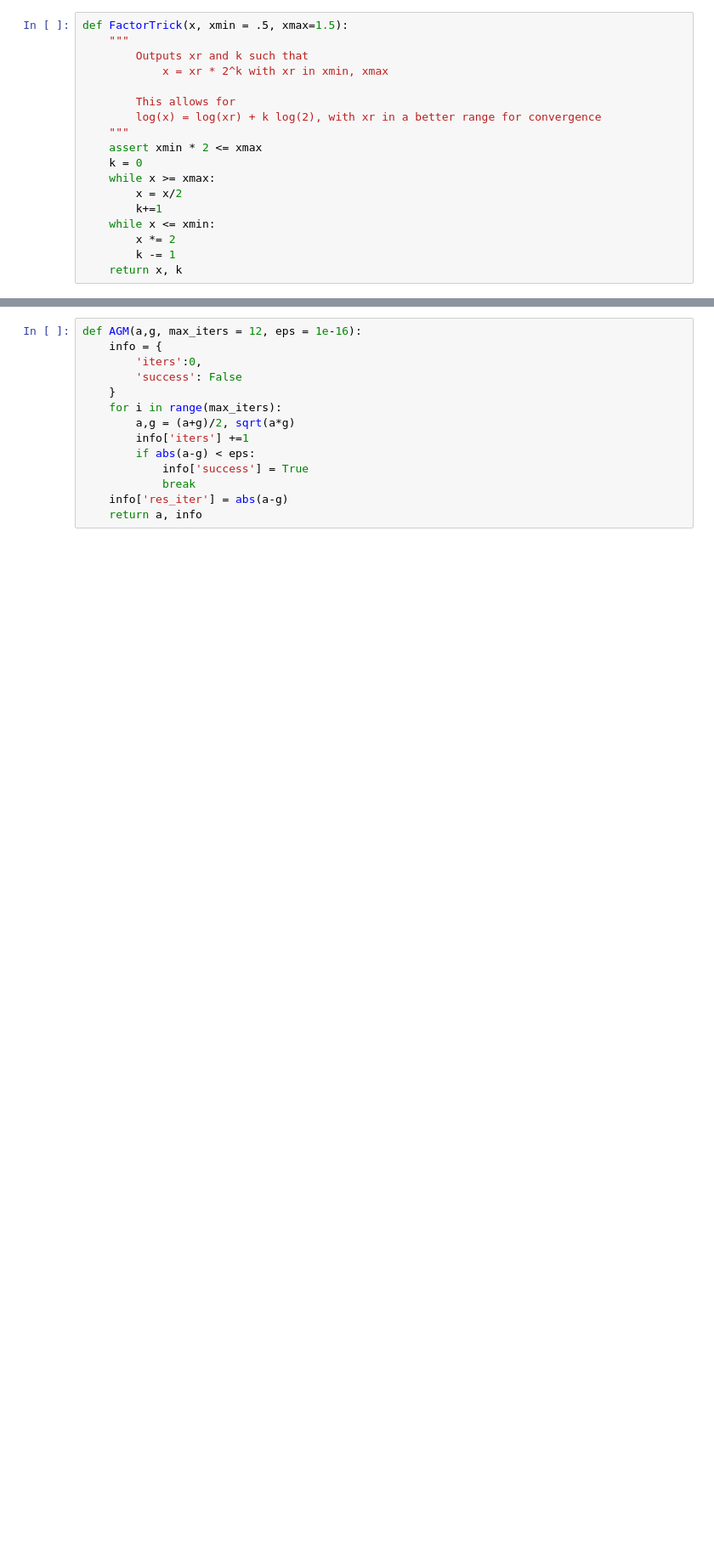
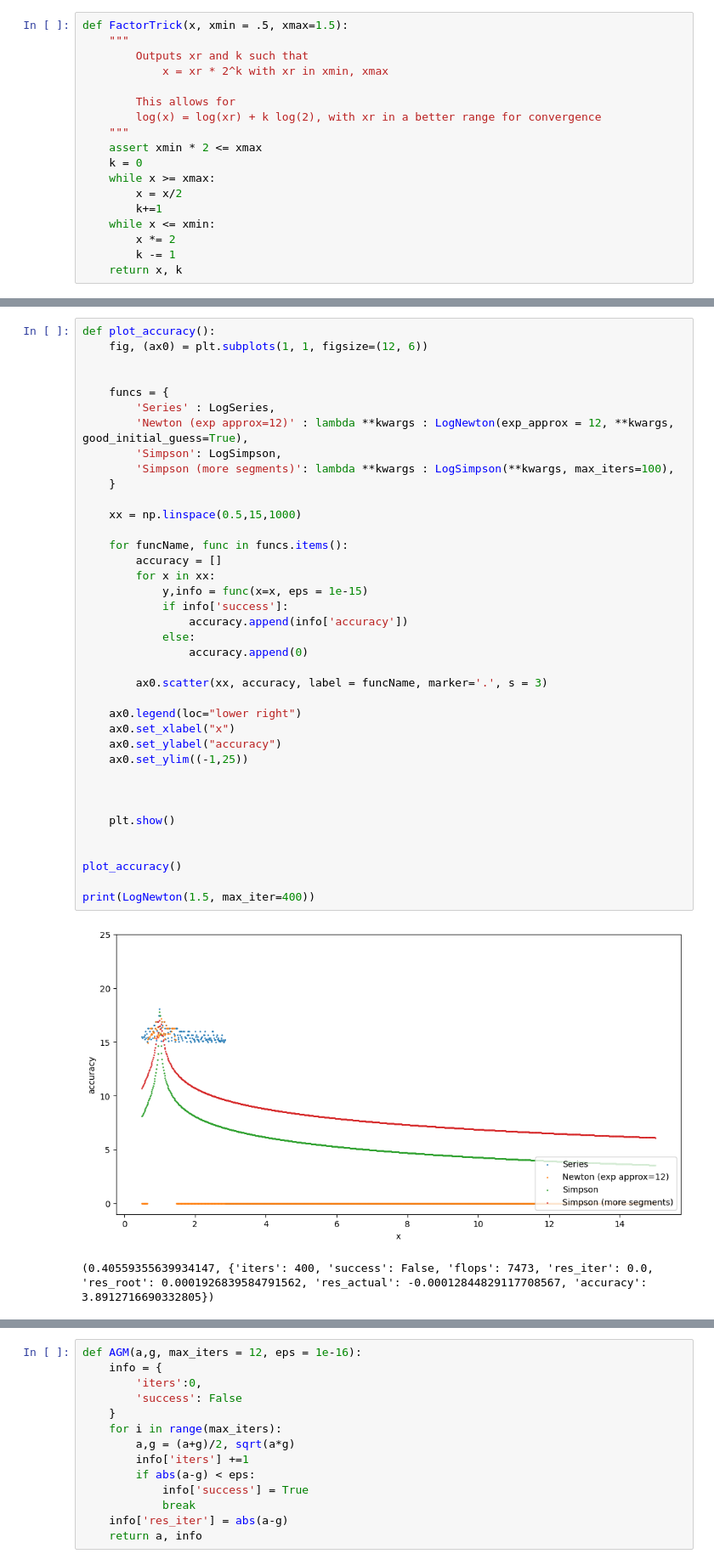
Before and after one commit to tom-nijhuis/numerical-investigation, a Jupyter notebook: logarithm.ipynb, the cells around one changed output, grey strips where cells are left out. Shown at 85% size. Saved outputs shown, nothing was run; the diff lists cells and outputs as text; blank space fills up the shorter version.

```diff
--- a/logarithm.ipynb
+++ b/logarithm.ipynb
@@ -190,5 +190,46 @@ def LogSimpson(x, max_iters=22, **kwargs):
 
     return y, info
+# %%
+def plot_accuracy():
+    fig, (ax0) = plt.subplots(1, 1, figsize=(12, 6))
+
+
+    funcs = {
+        'Series' : LogSeries,
+        'Newton (exp approx=12)' : lambda **kwargs : LogNewton(exp_approx = 12, **kwargs, good_initial_guess=True),
+        'Simpson': LogSimpson,
+        'Simpson (more segments)': lambda **kwargs : LogSimpson(**kwargs, max_iters=100),
+    }
+
+    xx = np.linspace(0.5,15,1000)
+
+    for funcName, func in funcs.items():
+        accuracy = []
+        for x in xx:
+            y,info = func(x=x, eps = 1e-15)
+            if info['success']:
+                accuracy.append(info['accuracy'])
+            else:
+                accuracy.append(0)
+
+        ax0.scatter(xx, accuracy, label = funcName, marker='.', s = 3)
+
+    ax0.legend(loc="lower right")
+    ax0.set_xlabel("x")
+    ax0.set_ylabel("accuracy")
+    ax0.set_ylim((-1,25))
+
+
+
+    plt.show()
+
+
+plot_accuracy()
+
+print(LogNewton(1.5, max_iter=400))
+# %% [output]
+[figure, added]
+(0.40559355639934147, {'iters': 400, 'success': False, 'flops': 7473, 'res_iter': 0.0, 'res_root': 0.0001926839584791562, 'res_actual': -0.00012844829117708567, 'accuracy': 3.8912716690332805})
 # %%
 
 import random
```
Also changed, not shown: parts of 5 cells of this notebook, 1 other file.
